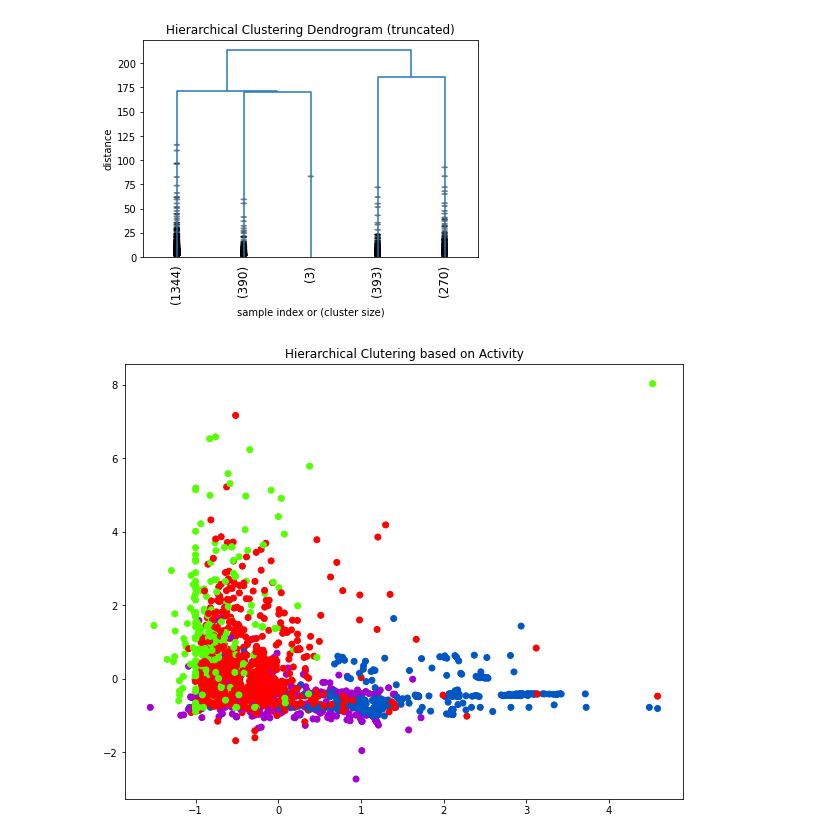
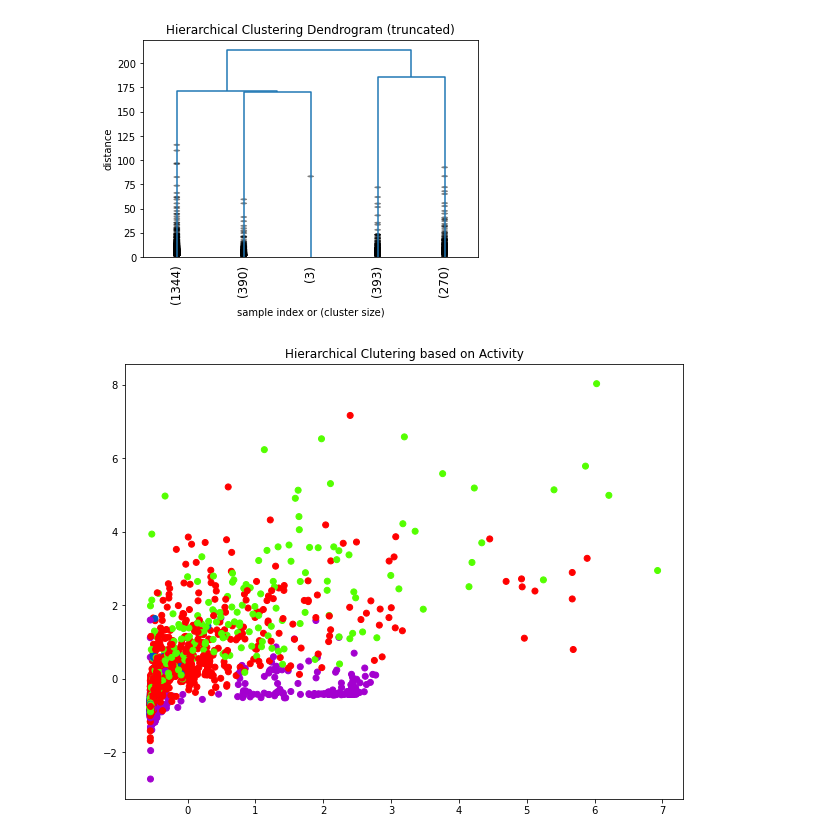
Before and after one commit to MnAppsNet/Twitter-Bot-Detection, a Jupyter notebook: unsupervised_ml.ipynb, the cells around one changed output. Saved outputs shown, nothing was run; the diff lists cells and outputs as text; code cells hidden in the pictures.

```diff
--- a/unsupervised_ml.ipynb
+++ b/unsupervised_ml.ipynb
@@ -27,7 +27,3 @@ User 349398753 (BOT) has no tweets in the database
 User 354306025 (BOT) has no tweets in the database
 User 362228315 (BOT) has no tweets in the database
 User 389134388 (BOT) has no tweets in the database
-# %%
-df["label"] = df["label"].map({"HUMAN": 0, "BOT": 1})
-#Map BOT label to 1 and Human label to 0
-print(df)
@@ -168,12 +149,12 @@ plt.show()
 # %%
 # Assigning the clusters and plotting the observations as per hierarchical clustering
 from scipy.cluster.hierarchy import fcluster
 k=5
 cluster_2 = fcluster(H_cluster, k, criterion='maxclust')
 cluster_2[0:30:,]
 plt.figure(figsize=(10, 8))
-plt.scatter(dataset2_standardized['n'], dataset2_standardized.iloc[:,31],c=cluster_2, cmap='prism')  # plot points with cluster dependent colors
+plt.scatter(dataset2_standardized.iloc[:,25], dataset2_standardized.iloc[:,31],c=cluster_2, cmap='prism')  # plot points with cluster dependent colors
 plt.title('Hierarchical Clutering based on Activity')
 plt.show()
 # %% [output]
-[figure, old version]
+[figure, new version]
```
Also changed, not shown: parts of 6 cells of this notebook.
